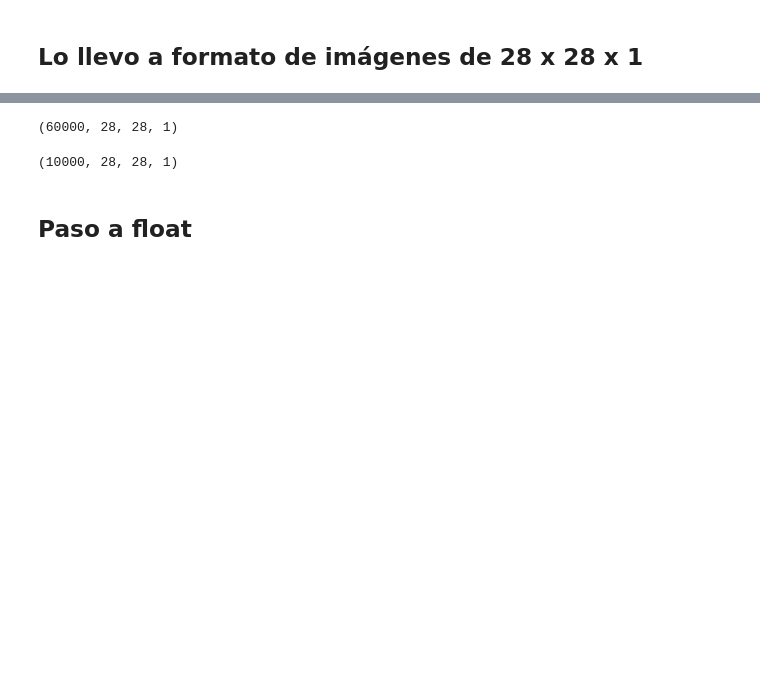
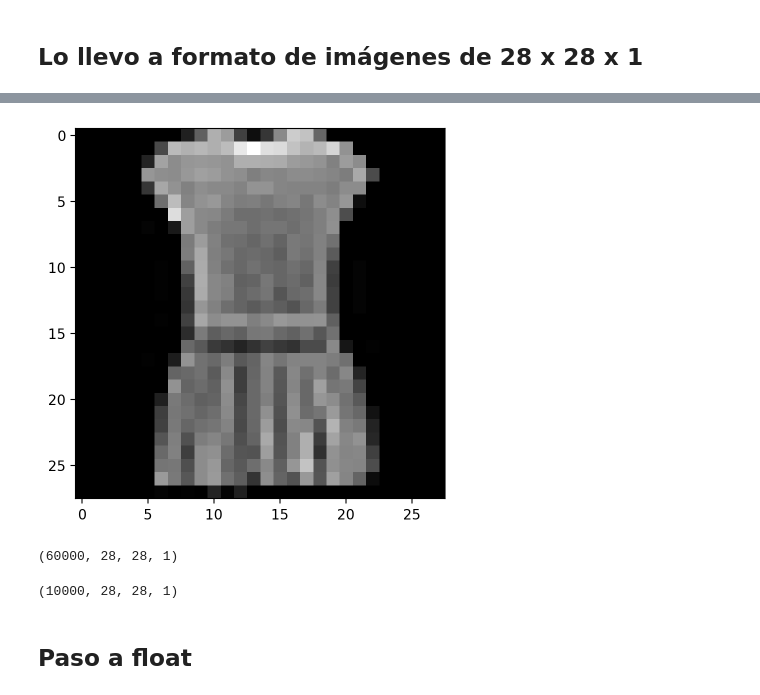
Before and after one commit to deeplearning-itba/cnn, a Jupyter notebook: 2-Fashion-MNIST-CNN-LeNet-5.ipynb, the cells around one changed output, grey strips where cells are left out. Saved outputs shown, nothing was run; the diff lists cells and outputs as text; code cells hidden in the pictures; blank space fills up the shorter version.

```diff
--- a/2-Fashion-MNIST-CNN-LeNet-5.ipynb
+++ b/2-Fashion-MNIST-CNN-LeNet-5.ipynb
@@ -45,3 +67,8 @@ x.shape
+# %%
+plt.imshow(x[3], cmap='gray')
+plt.show()
+# %% [output]
+[figure, added]
 # %%
 x = np.expand_dims(x, axis=3)
 x.shape
```
Also changed, not shown: parts of 17 cells of this notebook, 5 other files.
